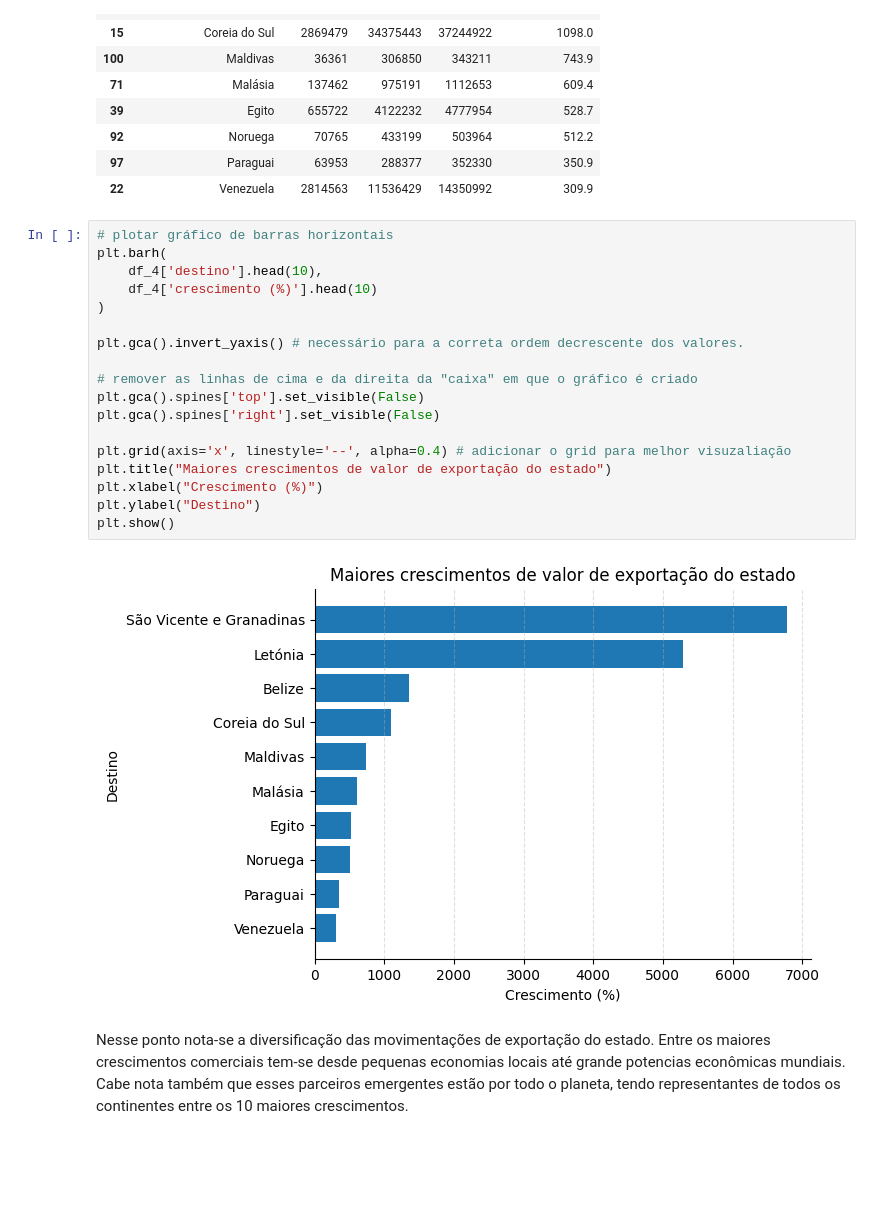
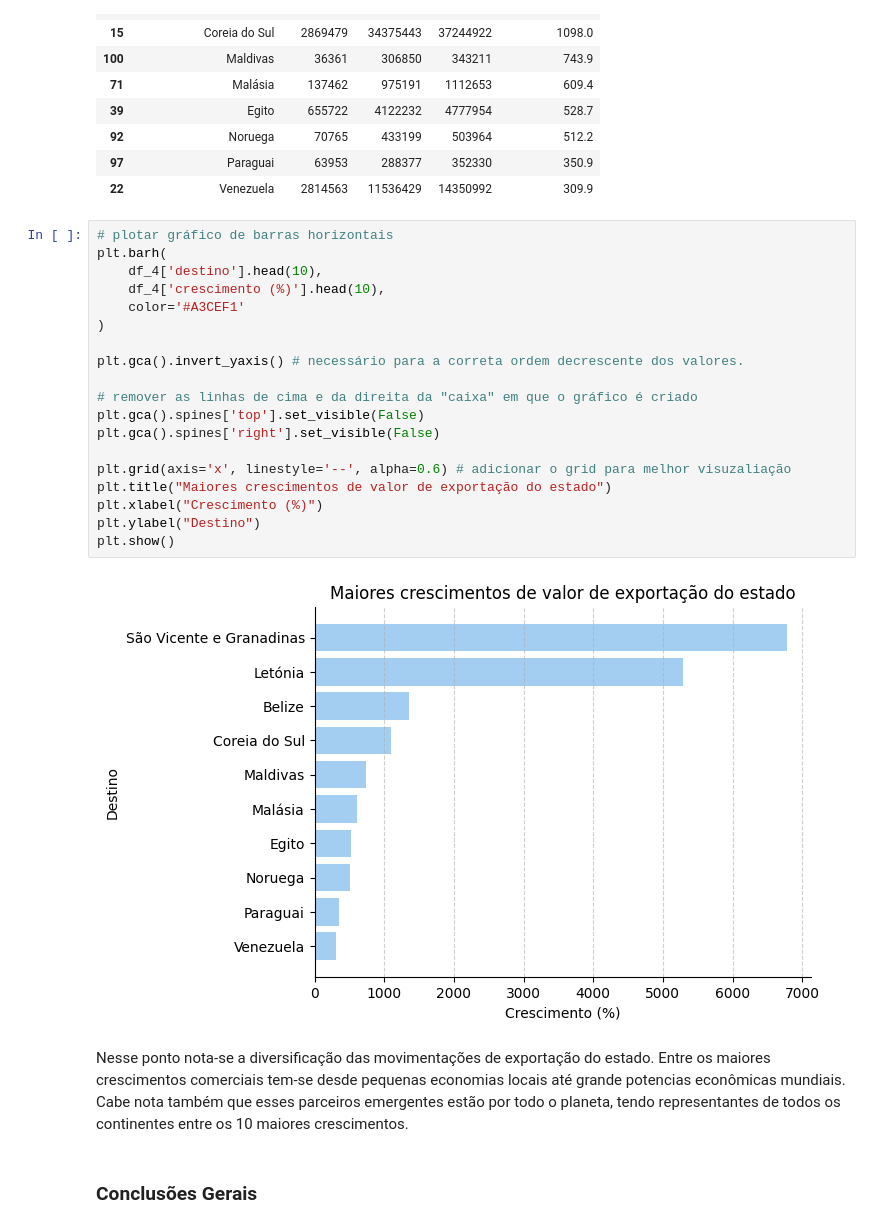
Before and after one commit to mviniciusc/importacoes-exportacoes-ceara, a Jupyter notebook: analise-comex-ceara.ipynb, the cells around one changed output. Drawn from its saved outputs; the diff is of its cells as text; blank space fills up the shorter version.

```diff
--- a/analise-comex-ceara.ipynb
+++ b/analise-comex-ceara.ipynb
@@ -240,22 +440,25 @@ df_4.head(10)
 # %%
 # plotar gráfico de barras horizontais
 plt.barh(
     df_4['destino'].head(10),
-    df_4['crescimento (%)'].head(10)
+    df_4['crescimento (%)'].head(10),
+    color='#A3CEF1'
 )
 
 plt.gca().invert_yaxis() # necessário para a correta ordem decrescente dos valores.
 
 # remover as linhas de cima e da direita da "caixa" em que o gráfico é criado
 plt.gca().spines['top'].set_visible(False)
 plt.gca().spines['right'].set_visible(False)
 
-plt.grid(axis='x', linestyle='--', alpha=0.4) # adicionar o grid para melhor visuzaliação
+plt.grid(axis='x', linestyle='--', alpha=0.6) # adicionar o grid para melhor visuzaliação
 plt.title("Maiores crescimentos de valor de exportação do estado")
 plt.xlabel("Crescimento (%)")
 plt.ylabel("Destino")
 plt.show()
 # %% [output]
-[figure, old version]
+[figure, new version]
 # %% [markdown]
 Nesse ponto nota-se a diversificação das movimentações de exportação do estado. Entre os maiores crescimentos comerciais tem-se desde pequenas economias locais até grande potencias econômicas mundiais. Cabe nota também que esses parceiros emergentes estão por todo o planeta, tendo representantes de todos os continentes entre os 10 maiores crescimentos.
+# %% [markdown]
+### Conclusões Gerais
```
Also changed, not shown: parts of 22 cells of this notebook, 1 other file.
